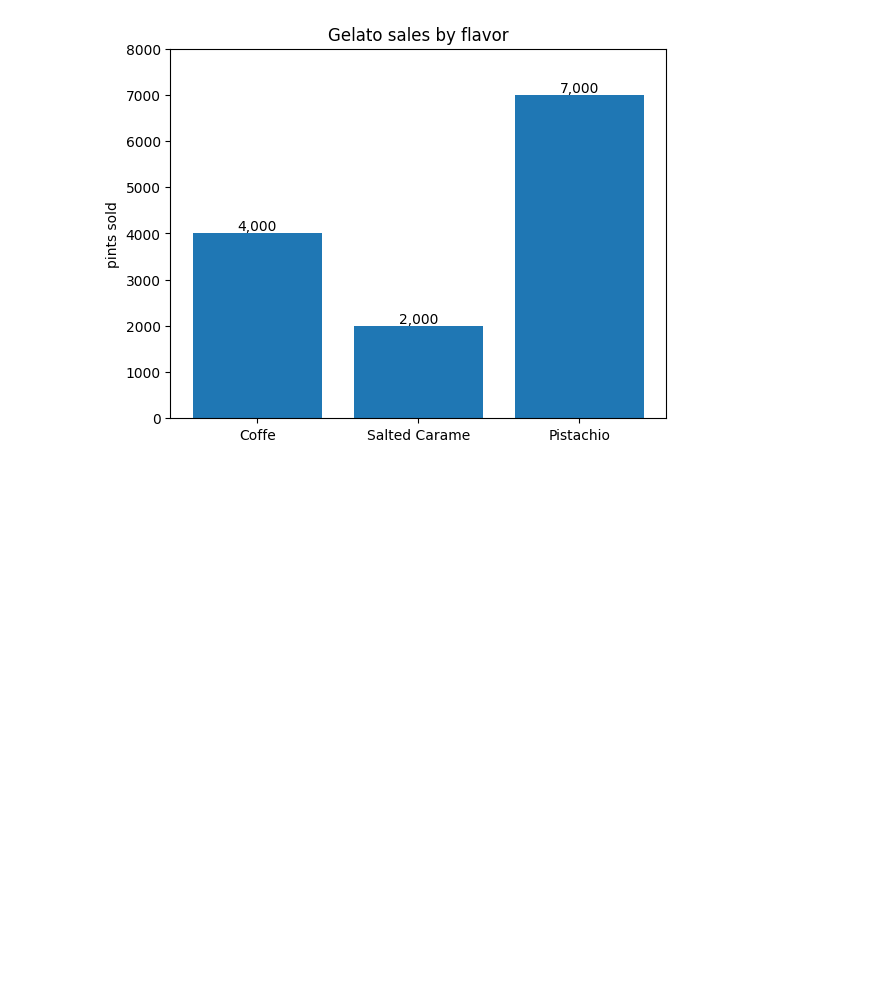
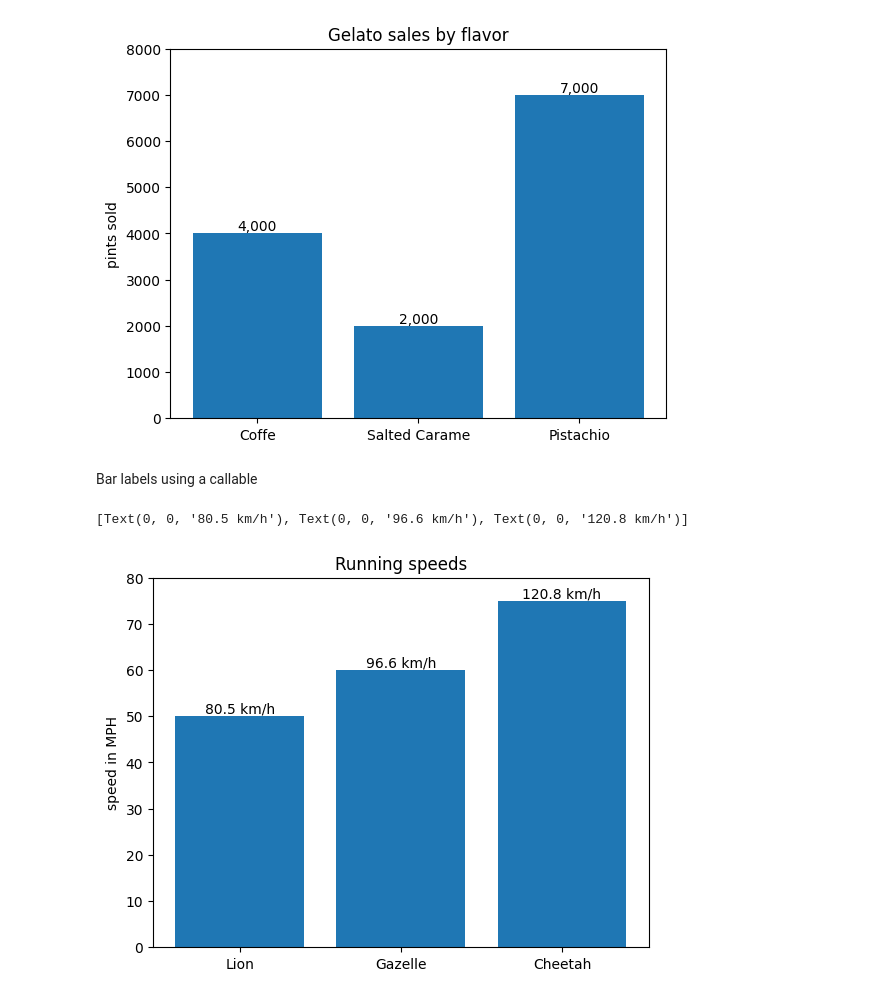
Before and after one commit to deaxparadox/ArtOfAI, a Jupyter notebook: 102-visualization/101-matplotlib/examples/102-bar-label-demo.ipynb, the cells around one changed output. Cells and saved outputs as stored; diff of their text form; code cells hidden in the pictures; blank space fills up the shorter version.

```diff
--- a/102-visualization/101-matplotlib/examples/102-bar-label-demo.ipynb
+++ b/102-visualization/101-matplotlib/examples/102-bar-label-demo.ipynb
@@ -88,3 +88,16 @@ ax.bar_label(bar_container, fmt="{:,.0f}")
 # %% [output]
 [Text(0, 0, '4,000'), Text(0, 0, '2,000'), Text(0, 0, '7,000')]
 [figure]
+# %% [markdown]
+Bar labels using a callable
+# %%
+animal_names = ["Lion", "Gazelle", "Cheetah"]
+mph_speed = [50, 60, 75]
+
+fig, ax = plt.subplots()
+bar_container = ax.bar(animal_names, mph_speed)
+ax.set(ylabel="speed in MPH", title="Running speeds", ylim=(0, 80))
+ax.bar_label(bar_container, fmt=lambda x: f"{x*1.61:.1f} km/h")
+# %% [output]
+[Text(0, 0, '80.5 km/h'), Text(0, 0, '96.6 km/h'), Text(0, 0, '120.8 km/h')]
+[figure, added]
```
Also changed, not shown: 2 other files.
